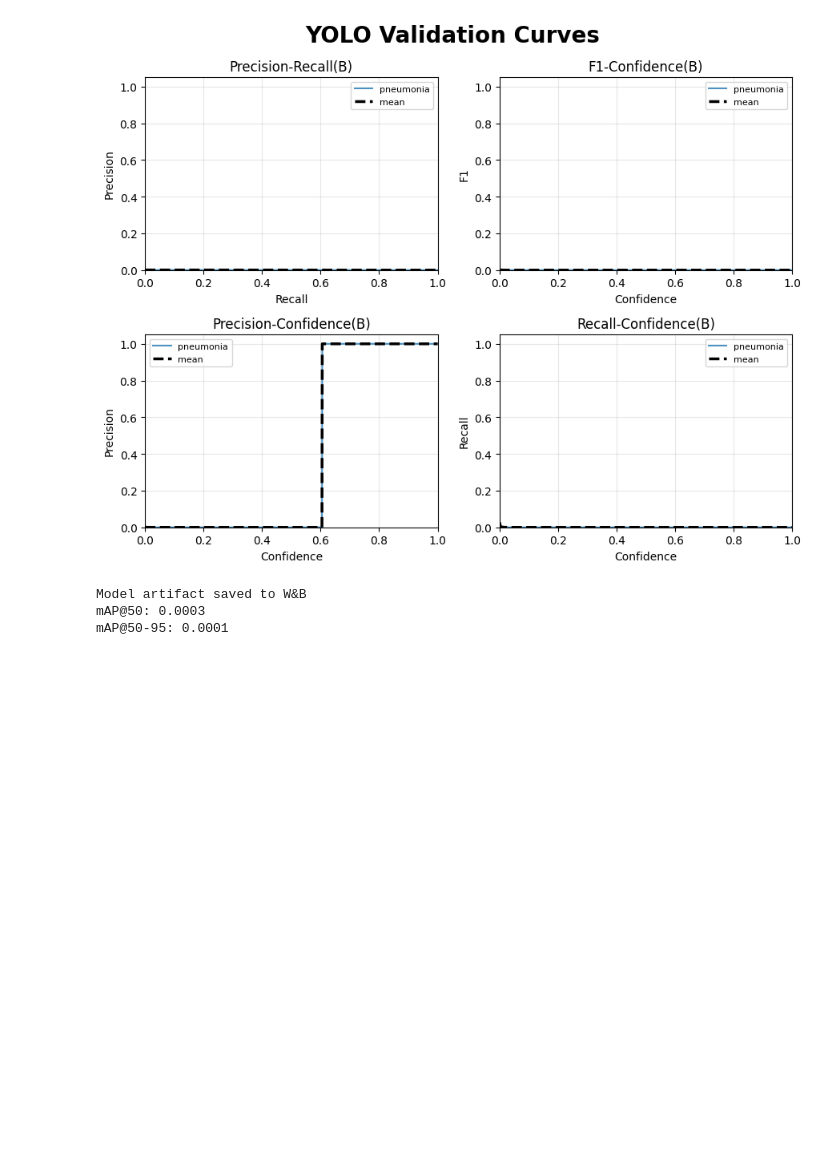
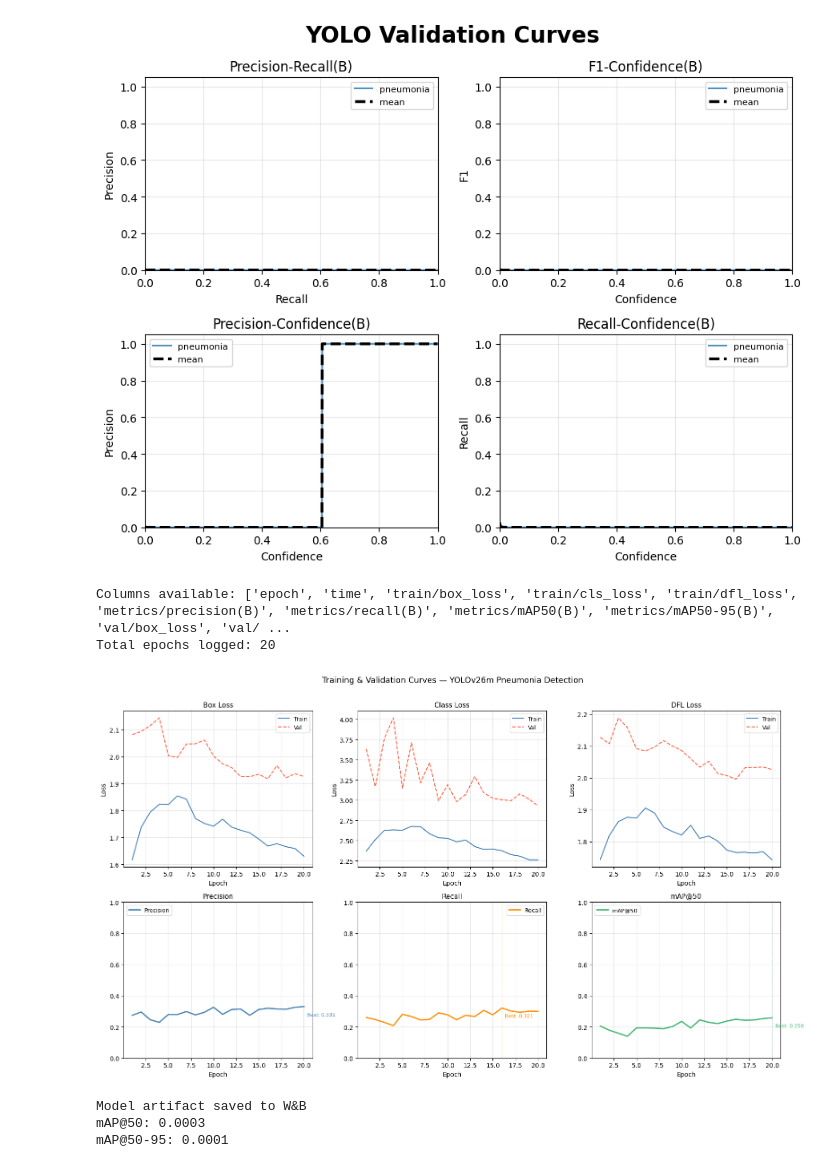
Before and after one commit to kmsmeng/Pneumonia-Detection-Model, a Jupyter notebook: main.ipynb, the cells around one changed output. Saved outputs shown, nothing was run; the diff lists cells and outputs as text; code cells hidden in the pictures; blank space fills up the shorter version.

```diff
--- a/main.ipynb
+++ b/main.ipynb
@@ -1794,3 +1772,69 @@ plt.show()
+# %%
+
+import matplotlib.ticker as ticker
+
+# Ultralytics saves all per-epoch metrics here automatically
+results_df = pd.read_csv('runs/detect/medical_imaging_v4/results.csv')
+results_df.columns = results_df.columns.str.strip()
+
+print("Columns available:", results_df.columns.tolist())
+print(f"Total epochs logged: {len(results_df)}")
+
+epochs = results_df['epoch'] if 'epoch' in results_df.columns else range(len(results_df))
+
+fig, axes = plt.subplots(2, 3, figsize=(16, 9))
+fig.suptitle('Training & Validation Curves — YOLOv26m Pneumonia Detection', fontsize=13, y=1.01)
+
+# ── Loss curves ──────────────────────────────────────────────────────
+loss_pairs = [
+    ('train/box_loss', 'val/box_loss',  'Box Loss',      axes[0, 0]),
+    ('train/cls_loss', 'val/cls_loss',  'Class Loss',    axes[0, 1]),
+    ('train/dfl_loss', 'val/dfl_loss',  'DFL Loss',      axes[0, 2]),
+]
+
+for train_col, val_col, title, ax in loss_pairs:
+    if train_col in results_df.columns:
+        ax.plot(epochs, results_df[train_col], label='Train', color='steelblue', linewidth=1.5)
+    if val_col in results_df.columns:
+        ax.plot(epochs, results_df[val_col], label='Val', color='tomato', linewidth=1.5, linestyle='--')
+    ax.set_title(title, fontsize=11)
+    ax.set_xlabel('Epoch')
+    ax.set_ylabel('Loss')
+    ax.legend(fontsize=9)
+    ax.grid(alpha=0.3)
+
+# ── Metric curves ────────────────────────────────────────────────────
+metric_pairs = [
+    ('metrics/precision(B)', 'Precision',  'steelblue',  axes[1, 0]),
+    ('metrics/recall(B)',    'Recall',     'darkorange',  axes[1, 1]),
+    ('metrics/mAP50(B)',     'mAP@50',     'mediumseagreen', axes[1, 2]),
+]
+
+for col, label, color, ax in metric_pairs:
+    if col in results_df.columns:
+        ax.plot(epochs, results_df[col], label=label, color=color, linewidth=2)
+        best_idx = results_df[col].idxmax()
+        best_val = results_df[col].max()
+        ax.axvline(epochs.iloc[best_idx] if hasattr(epochs, 'iloc') else best_idx,
+                   color=color, linestyle=':', alpha=0.6, linewidth=1)
+        ax.annotate(f'Best: {best_val:.3f}',
+                    xy=(epochs.iloc[best_idx] if hasattr(epochs, 'iloc') else best_idx, best_val),
+                    xytext=(5, -15), textcoords='offset points', fontsize=8, color=color)
+    ax.set_title(label, fontsize=11)
+    ax.set_xlabel('Epoch')
+    ax.set_ylim(0, 1)
+    ax.legend(fontsize=9)
+    ax.grid(alpha=0.3)
+
+plt.tight_layout()
+plt.savefig('eval_training_curves.png', dpi=150, bbox_inches='tight')
+plt.show()
+
+# wandb.log({"Evaluation/training_curves": wandb.Image('eval_training_curves.png')})
+# %% [output]
+Columns available: ['epoch', 'time', 'train/box_loss', 'train/cls_loss', 'train/dfl_loss', 'metrics/precision(B)', 'metrics/recall(B)', 'metrics/mAP50(B)', 'metrics/mAP50-95(B)', 'val/box_loss', 'val/ ...
+Total epochs logged: 20
+[figure, added]
 # %%
 # Log the validation metrics and model artifact after evaluation in W&B
 
```
Also changed, not shown: parts of 29 cells of this notebook, 3 other files.
